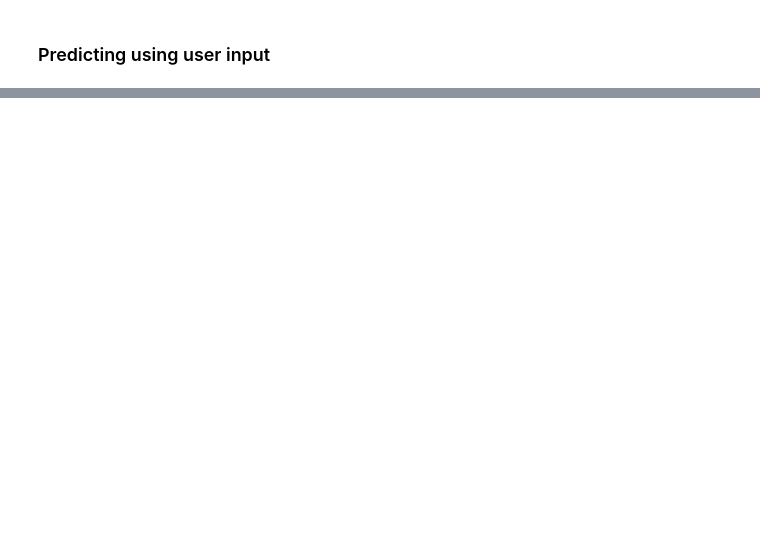
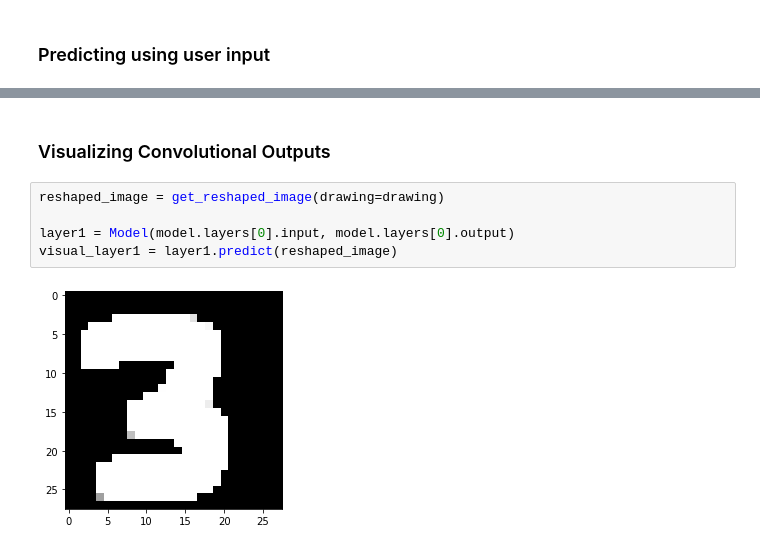
Before and after one commit to chamatt/The-Complete-Self-Driving-Car-Course, a Jupyter notebook: 07 - Convolutional Neural Networks/CNN.ipynb, the cells around one changed output, grey strips where cells are left out. Saved outputs shown, nothing was run; the diff lists cells and outputs as text; blank space fills up the shorter version.

```diff
--- a/07 - Convolutional Neural Networks/CNN.ipynb
+++ b/07 - Convolutional Neural Networks/CNN.ipynb
@@ -249,0 +253,9 @@ predicted digit:  [3]
+# %% [markdown]
+### Visualizing Convolutional Outputs
+# %%
+reshaped_image = get_reshaped_image(drawing=drawing)
+
+layer1 = Model(model.layers[0].input, model.layers[0].output)
+visual_layer1 = layer1.predict(reshaped_image)
+# %% [output]
+[figure, added]
```
Also changed, not shown: parts of 12 cells of this notebook.
